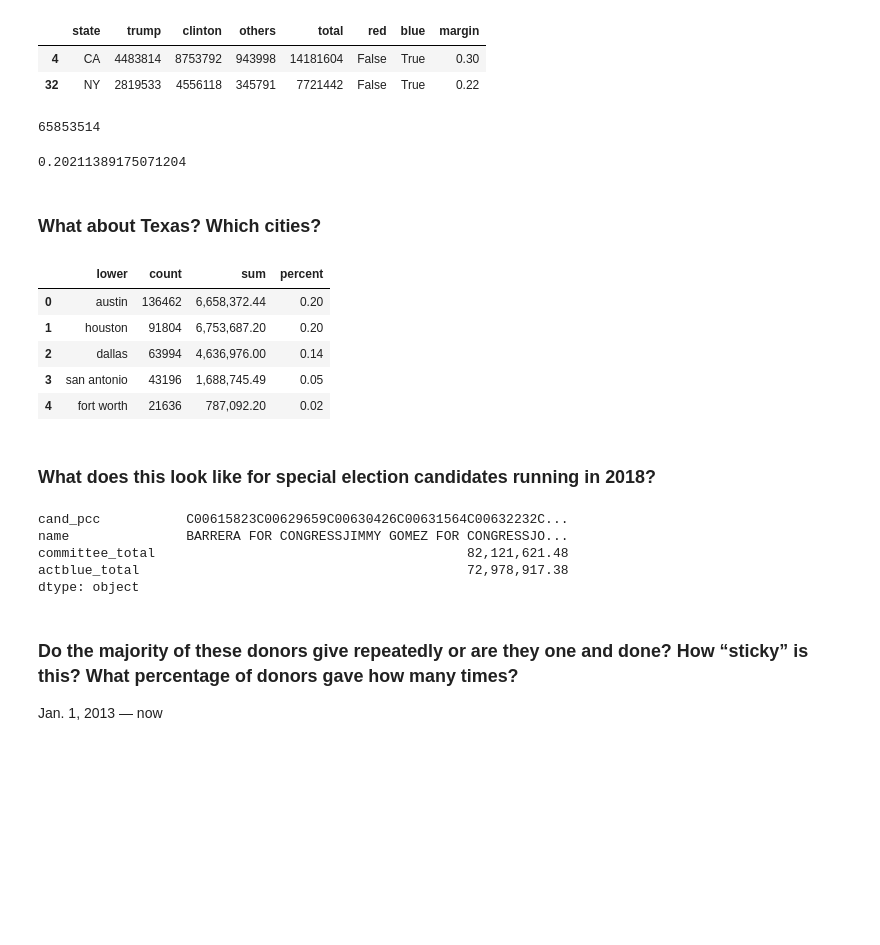
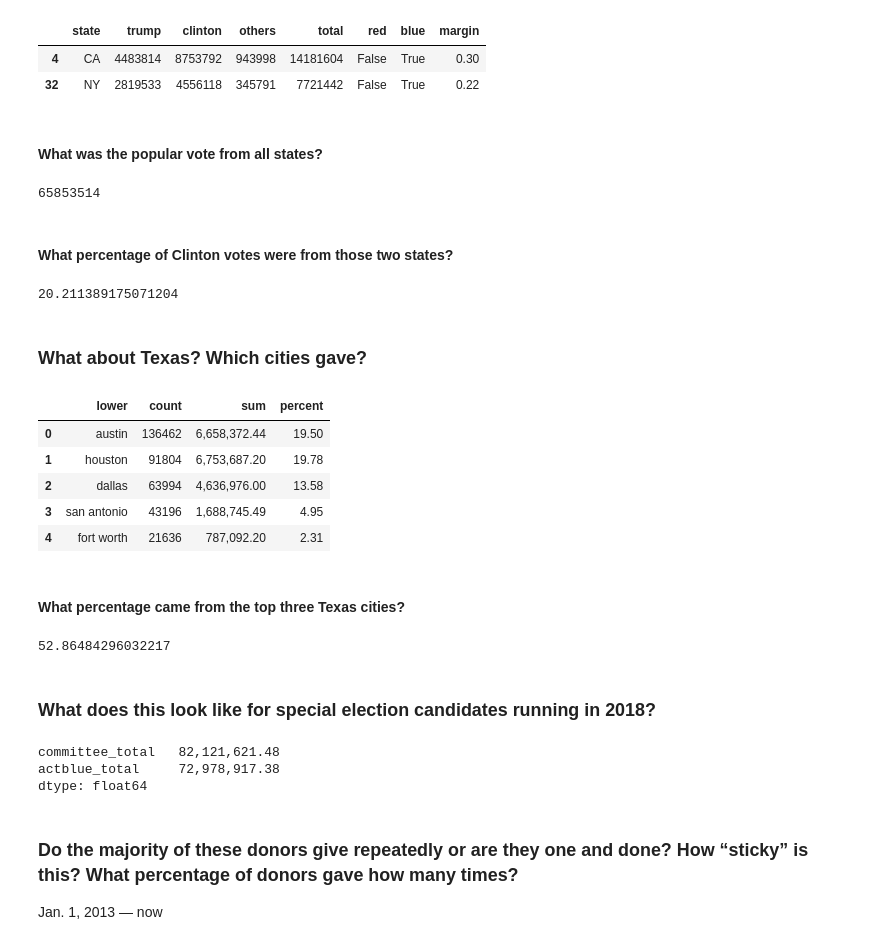
Before and after one commit to PublicI/actblue-analysis, a Jupyter notebook: analysis.ipynb, the cells around one changed output. Drawn from its saved outputs; the diff is of its cells as text; code cells hidden in the pictures; blank space fills up the shorter version.

```diff
--- a/analysis.ipynb
+++ b/analysis.ipynb
@@ -1479,43 +1324,53 @@ pres_votes[(pres_votes['state'] == 'CA') | (pres_votes['state'] == 'NY')]
 |  | state | trump | clinton | others | total | red | blue | margin |
 | 4 | CA | 4483814 | 8753792 | 943998 | 14181604 | False | True | 0.30 |
 | 32 | NY | 2819533 | 4556118 | 345791 | 7721442 | False | True | 0.22 |
+# %% [markdown]
+#### What was the popular vote from all states?
 # %%
 pres_votes['clinton'].sum()
 # %% [output]
 65853514
+# %% [markdown]
+#### What percentage of Clinton votes were from those two states?
 # %%
-(pres_votes[pres_votes['state'] == 'CA']['clinton'].sum()+pres_votes[pres_votes['state'] == 'NY']['clinton'].sum())/pres_votes['clinton'].sum()
+(pres_votes[pres_votes['state'] == 'CA']['clinton'].sum()+pres_votes[pres_votes['state'] == 'NY']['clinton'].sum())/pres_votes['clinton'].sum()*100
 # %% [output]
-0.20211389175071204
+20.211389175071204
 # %% [markdown]
-### What about Texas? Which cities?
+### What about Texas? Which cities gave?
 # %%
 actblue_texas_cities = read_or_save(
     'actblue_texas_cities',
     lambda: pd.read_sql("""
     SELECT lower(contributor_city),
            count(*) AS COUNT,
            sum(contribution_amount) AS SUM
     FROM actblue_contribs
     WHERE contributor_state = 'TX'
       AND extract(YEAR
                   FROM contribution_date) > 2017
       AND beneficiary_candidate_office IN ('H','S')
     GROUP BY lower(contributor_city)
     ORDER BY COUNT DESC
     """, con=conn)
 )
 
-actblue_texas_cities['percent'] = actblue_texas_cities['sum']/actblue_texas_cities['sum'].sum()
+actblue_texas_cities['percent'] = actblue_texas_cities['sum']/actblue_texas_cities['sum'].sum()*100
 
 actblue_texas_cities.head(5)
 # %% [output]
 |  | lower | count | sum | percent |
-| 0 | austin | 136462 | 6,658,372.44 | 0.20 |
-| 1 | houston | 91804 | 6,753,687.20 | 0.20 |
-| 2 | dallas | 63994 | 4,636,976.00 | 0.14 |
-| 3 | san antonio | 43196 | 1,688,745.49 | 0.05 |
-| 4 | fort worth | 21636 | 787,092.20 | 0.02 |
+| 0 | austin | 136462 | 6,658,372.44 | 19.50 |
+| 1 | houston | 91804 | 6,753,687.20 | 19.78 |
+| 2 | dallas | 63994 | 4,636,976.00 | 13.58 |
+| 3 | san antonio | 43196 | 1,688,745.49 | 4.95 |
+| 4 | fort worth | 21636 | 787,092.20 | 2.31 |
+# %% [markdown]
+#### What percentage came from the top three Texas cities?
+# %%
+actblue_texas_cities[actblue_texas_cities['lower'].isin(['austin','houston','dallas'])]['percent'].sum()
+# %% [output]
+52.86484296032217
 # %% [markdown]
 ### What does this look like for special election candidates running in 2018?
 # %%
@@ -1554,13 +1409,11 @@ specials = ['C00631564',
 
 actblue_specials = actblue_proportion_amount[actblue_proportion_amount['cand_pcc'].isin(specials)].merge(actblue_transfers, left_on='cand_pcc', right_on='beneficiary_committee_fec_id', how='inner')[['cand_pcc','name','committee_total','actblue_total']]
 # %%
-actblue_specials.sum()
+actblue_specials[['committee_total','actblue_total']].sum()
 # %% [output]
-cand_pcc           C00615823C00629659C00630426C00631564C00632232C...
-name               BARRERA FOR CONGRESSJIMMY GOMEZ FOR CONGRESSJO...
-committee_total                                        82,121,621.48
-actblue_total                                          72,978,917.38
-dtype: object
+committee_total   82,121,621.48
+actblue_total     72,978,917.38
+dtype: float64
 # %% [markdown]
 ### Do the majority of these donors give repeatedly or are they one and done? How “sticky” is this? What percentage of donors gave how many times?
 Jan. 1, 2013 — now
```
Also changed, not shown: parts of 45 cells of this notebook, 2 other files.
